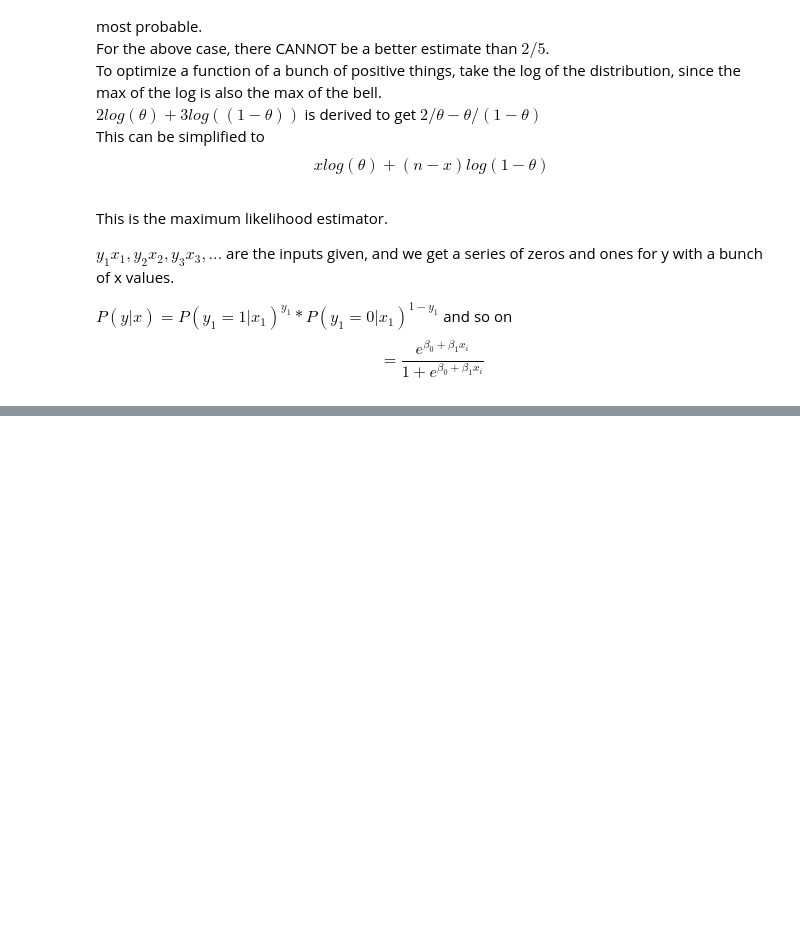
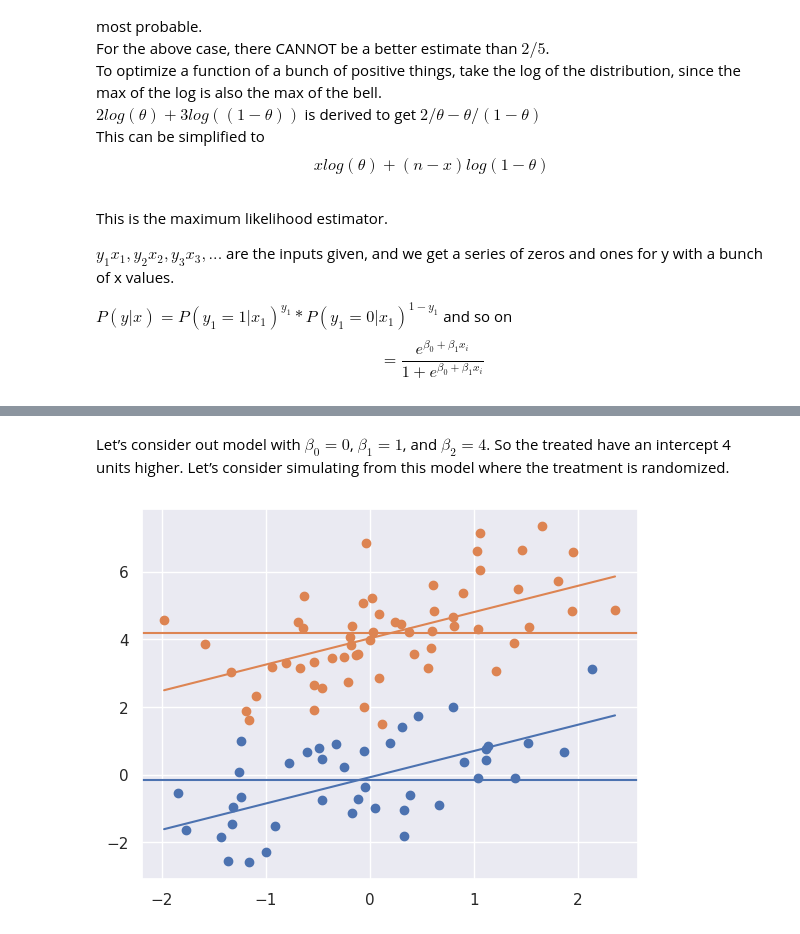
Before and after one commit to Livi-Arbo/BME-DS-Notes, a Jupyter notebook: Data_Science_Notes.ipynb, the cells around one changed output, grey strips where cells are left out. Saved outputs shown, nothing was run; the diff lists cells and outputs as text; code cells hidden in the pictures; blank space fills up the shorter version.

```diff
--- a/Data_Science_Notes.ipynb
+++ b/Data_Science_Notes.ipynb
@@ -650,0 +763,10 @@ $$ = \frac{e^{\beta_0 + \beta_1 x_i}}{1 + e^{\beta_0 + \beta_1 x_i}}$$
+# %%
+import pandas as pd
+import matplotlib.pyplot as plt
+import seaborn as sns
+import numpy as np
+import pandas as pd
+from sklearn.linear_model import LinearRegression
+import copy
+
+sns.set()
@@ -650,0 +849,17 @@ $$ = \frac{e^{\beta_0 + \beta_1 x_i}}{1 + e^{\beta_0 + \beta_1 x_i}}$$
+# %% [markdown]
+Let’s consider out model with $\beta_0 = 0$, $\beta_1 = 1$, and $\beta_2 = 4$.   So the treated have an intercept 4 units higher. Let’s consider simulating from this model where the treatment is randomized.
+# %%
+n = 100
+x = np.random.normal(size = n)
+e = np.random.normal(size = n)
+t = np.random.binomial(1, .5, n)
+
+beta0 = 0
+beta1 = 1
+beta2 = 4
+
+y = beta0 + beta1 * x + beta2 * t + e
+
+myplot(x, y, t)
+# %% [output]
+[figure, added]
```
Also changed, not shown: parts of 17 cells of this notebook.
